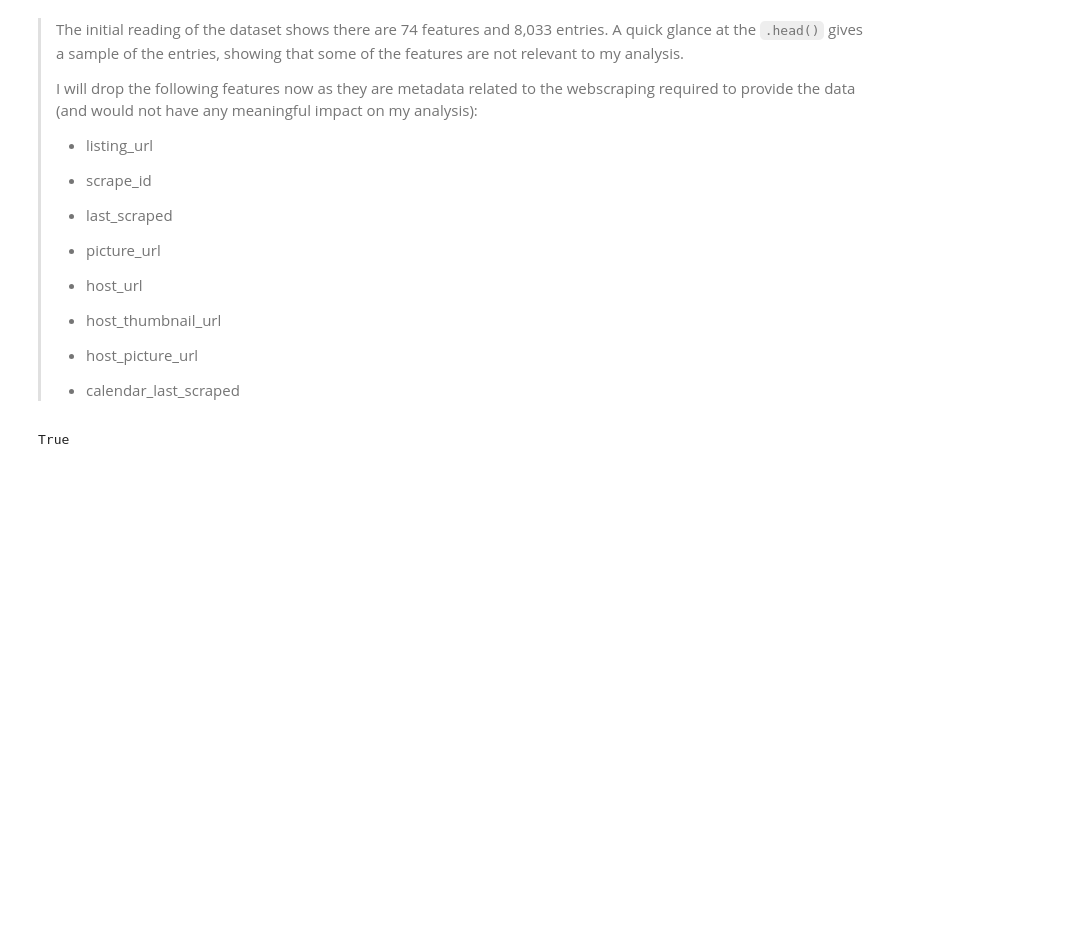
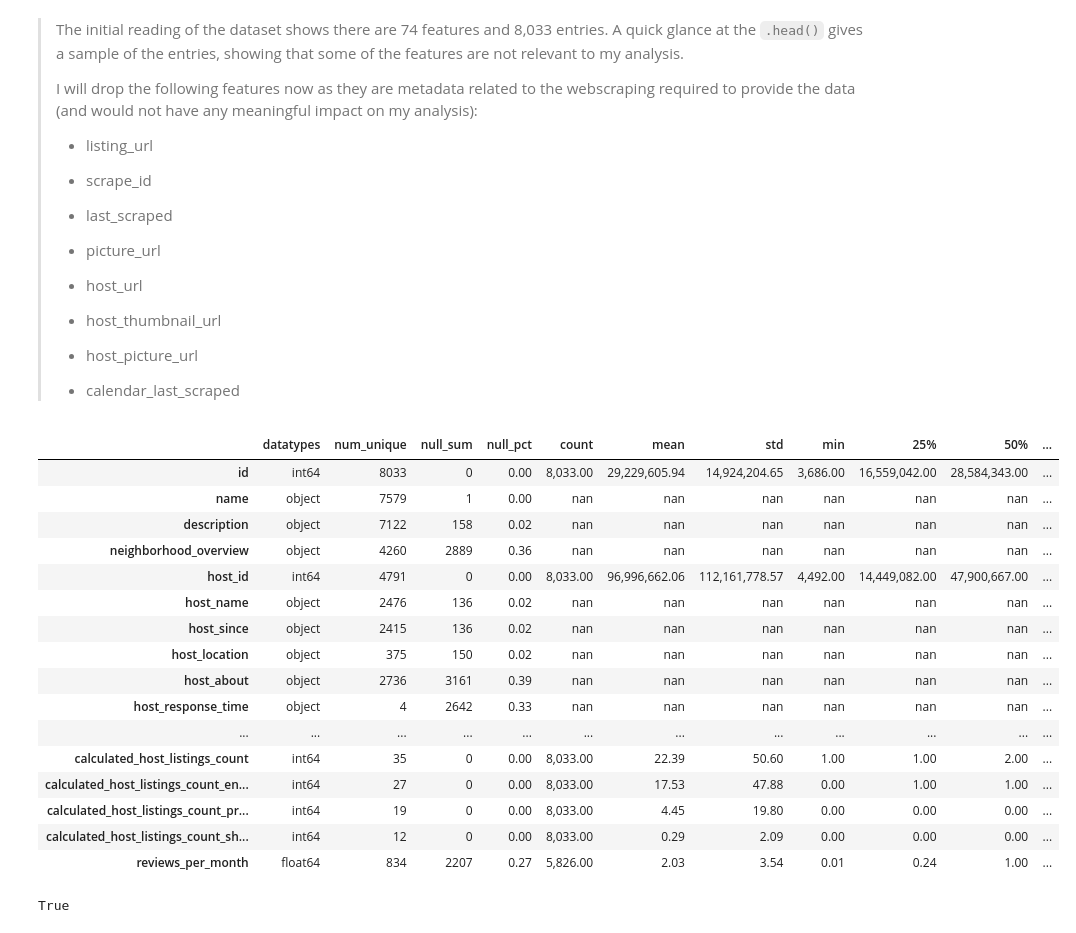
Before and after one commit to BenJMcCarty/Helping_Your_Hosts, a Jupyter notebook: Main.ipynb, the cells around one changed output. Cells and saved outputs as stored; diff of their text form; code cells hidden in the pictures; blank space fills up the shorter version.

```diff
--- a/Main.ipynb
+++ b/Main.ipynb
@@ -147,6 +150,26 @@ data.shape
 df = data.drop(columns= ['listing_url', 'scrape_id', 'last_scraped', 'picture_url',
                          'host_url', 'host_thumbnail_url','host_picture_url',
                          'calendar_last_scraped']).copy()
+# %%
+cf.report_df(df)
+# %% [output]
+|  | datatypes | num_unique | null_sum | null_pct | count | mean | std | min | 25% | 50% | ... |
+| id | int64 | 8033 | 0 | 0.00 | 8,033.00 | 29,229,605.94 | 14,924,204.65 | 3,686.00 | 16,559,042.00 | 28,584,343.00 | ... |
+| name | object | 7579 | 1 | 0.00 | nan | nan | nan | nan | nan | nan | ... |
+| description | object | 7122 | 158 | 0.02 | nan | nan | nan | nan | nan | nan | ... |
+| neighborhood_overview | object | 4260 | 2889 | 0.36 | nan | nan | nan | nan | nan | nan | ... |
+| host_id | int64 | 4791 | 0 | 0.00 | 8,033.00 | 96,996,662.06 | 112,161,778.57 | 4,492.00 | 14,449,082.00 | 47,900,667.00 | ... |
+| host_name | object | 2476 | 136 | 0.02 | nan | nan | nan | nan | nan | nan | ... |
+| host_since | object | 2415 | 136 | 0.02 | nan | nan | nan | nan | nan | nan | ... |
+| host_location | object | 375 | 150 | 0.02 | nan | nan | nan | nan | nan | nan | ... |
+| host_about | object | 2736 | 3161 | 0.39 | nan | nan | nan | nan | nan | nan | ... |
+| host_response_time | object | 4 | 2642 | 0.33 | nan | nan | nan | nan | nan | nan | ... |
+| ... | ... | ... | ... | ... | ... | ... | ... | ... | ... | ... | ... |
+| calculated_host_listings_count | int64 | 35 | 0 | 0.00 | 8,033.00 | 22.39 | 50.60 | 1.00 | 1.00 | 2.00 | ... |
+| calculated_host_listings_count_en... | int64 | 27 | 0 | 0.00 | 8,033.00 | 17.53 | 47.88 | 0.00 | 1.00 | 1.00 | ... |
+| calculated_host_listings_count_pr... | int64 | 19 | 0 | 0.00 | 8,033.00 | 4.45 | 19.80 | 0.00 | 0.00 | 0.00 | ... |
+| calculated_host_listings_count_sh... | int64 | 12 | 0 | 0.00 | 8,033.00 | 0.29 | 2.09 | 0.00 | 0.00 | 0.00 | ... |
+| reviews_per_month | float64 | 834 | 2207 | 0.27 | 5,826.00 | 2.03 | 3.54 | 0.01 | 0.24 | 1.00 | ... |
 # %%
 ## Creating features/target for dataset
 target = 'review_scores_rating'
```
Also changed, not shown: parts of 32 cells of this notebook, 2 other files.
